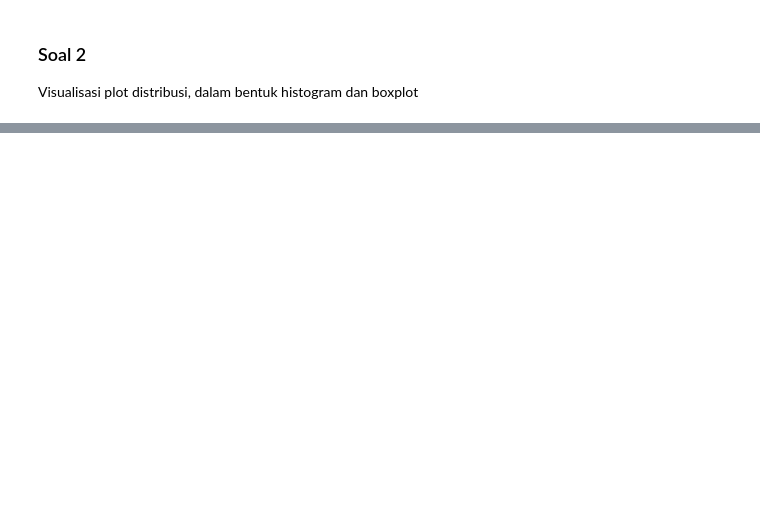
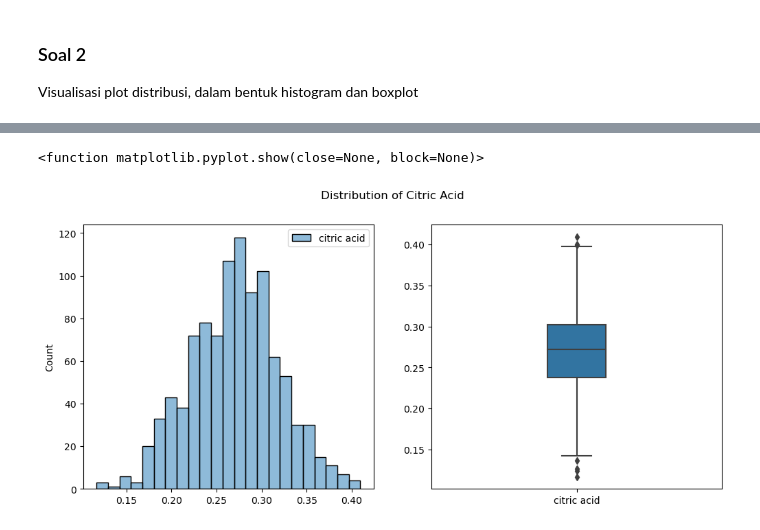
Before and after one commit to ditramadia/wine-data-analysis, a Jupyter notebook: wineAnalysis.ipynb, the cells around one changed output, grey strips where cells are left out. Cells and saved outputs as stored; diff of their text form; code cells hidden in the pictures; blank space fills up the shorter version.

```diff
--- a/wineAnalysis.ipynb
+++ b/wineAnalysis.ipynb
@@ -220,0 +126,17 @@ data.boxplot('quality')
+# %%
+citricAcid = data[['citric acid']]
+
+# Create figure
+fig, axs = plt.subplots(ncols=2, figsize=(12, 5))
+
+# Histogram
+sns.histplot(citricAcid, ax=axs[0])
+
+# Boxplot
+sns.boxplot(citricAcid, ax=axs[1], orient='v', width=0.2)
+
+plt.suptitle("Distribution of Citric Acid")
+plt.show
+# %% [output]
+<function matplotlib.pyplot.show(close=None, block=None)>
+[figure, added]
```
Also changed, not shown: parts of 99 cells of this notebook.
